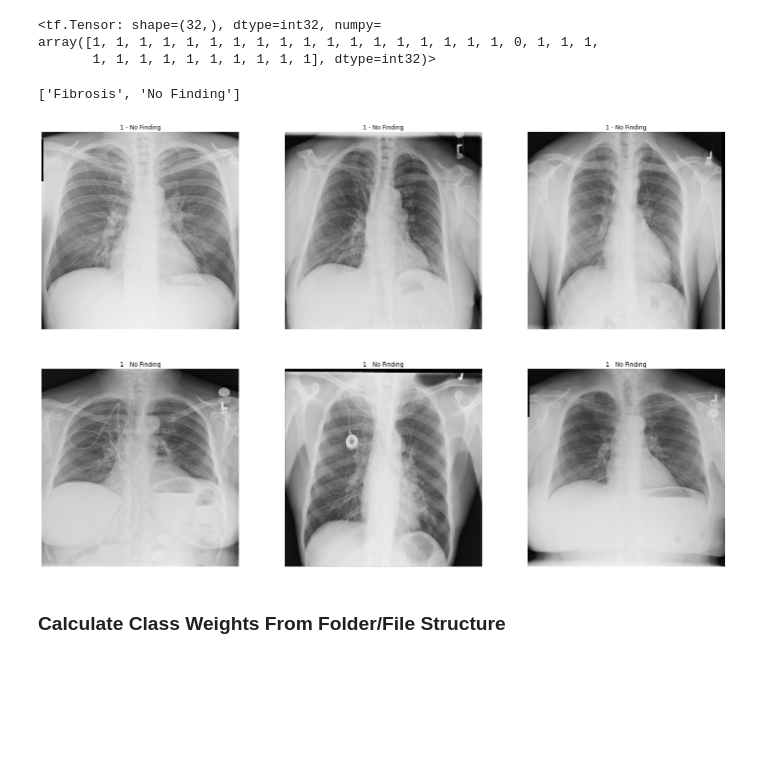
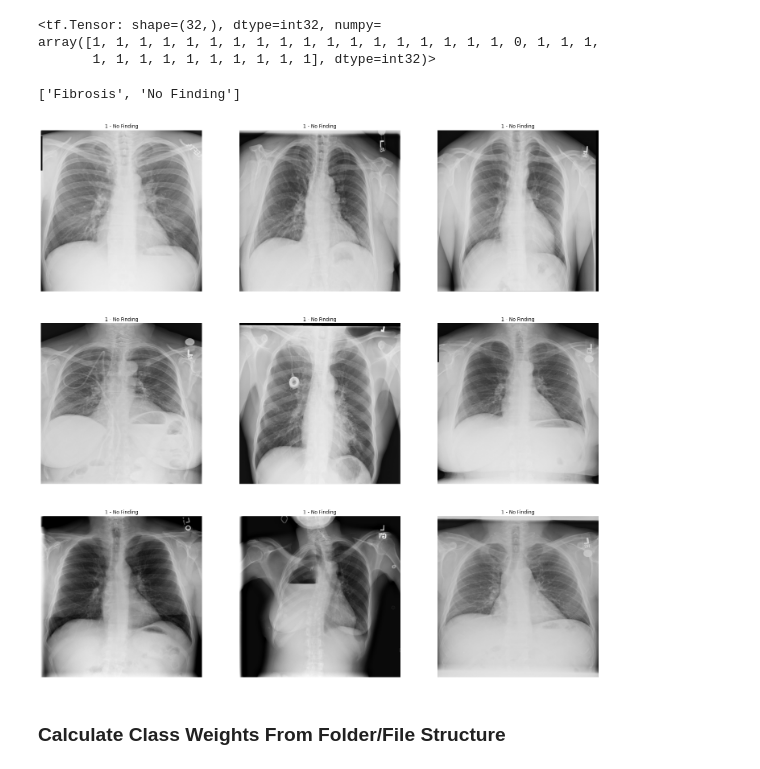
Before and after one commit to honkskillet/ILO_B_Reader, a Jupyter notebook: CLSRF_NIH_Main.ipynb, the cells around one changed output. Drawn from its saved outputs; the diff is of its cells as text; code cells hidden in the pictures; blank space fills up the shorter version.

```diff
--- a/CLSRF_NIH_Main.ipynb
+++ b/CLSRF_NIH_Main.ipynb
@@ -94,19 +94,18 @@ list(train_ds.take(1))[0][1]
 array([1, 1, 1, 1, 1, 1, 1, 1, 1, 1, 1, 1, 1, 1, 1, 1, 1, 1, 0, 1, 1, 1,
        1, 1, 1, 1, 1, 1, 1, 1, 1, 1], dtype=int32)>
 # %%
-
+#PLOT SOME IMAGES
 plt.figure(figsize=(25, 25))
 for images, labels in train_ds.take(1):
-    for i in range(6):
+    for i in range(9):
         ax = plt.subplot(3, 3, i + 1)
         plt.imshow(images[i].numpy().astype("uint8"))
         plt.title(f"{labels[i]} - " + train_ds.class_names[labels[i]])
         plt.axis("off")
-
 train_ds.class_names
 # %% [output]
 ['Fibrosis', 'No Finding']
-[figure, old version]
+[figure, new version]
 # %% [markdown]
 ### Calculate Class Weights From Folder/File Structure
 # %%
```
Also changed, not shown: parts of 3 cells of this notebook.
